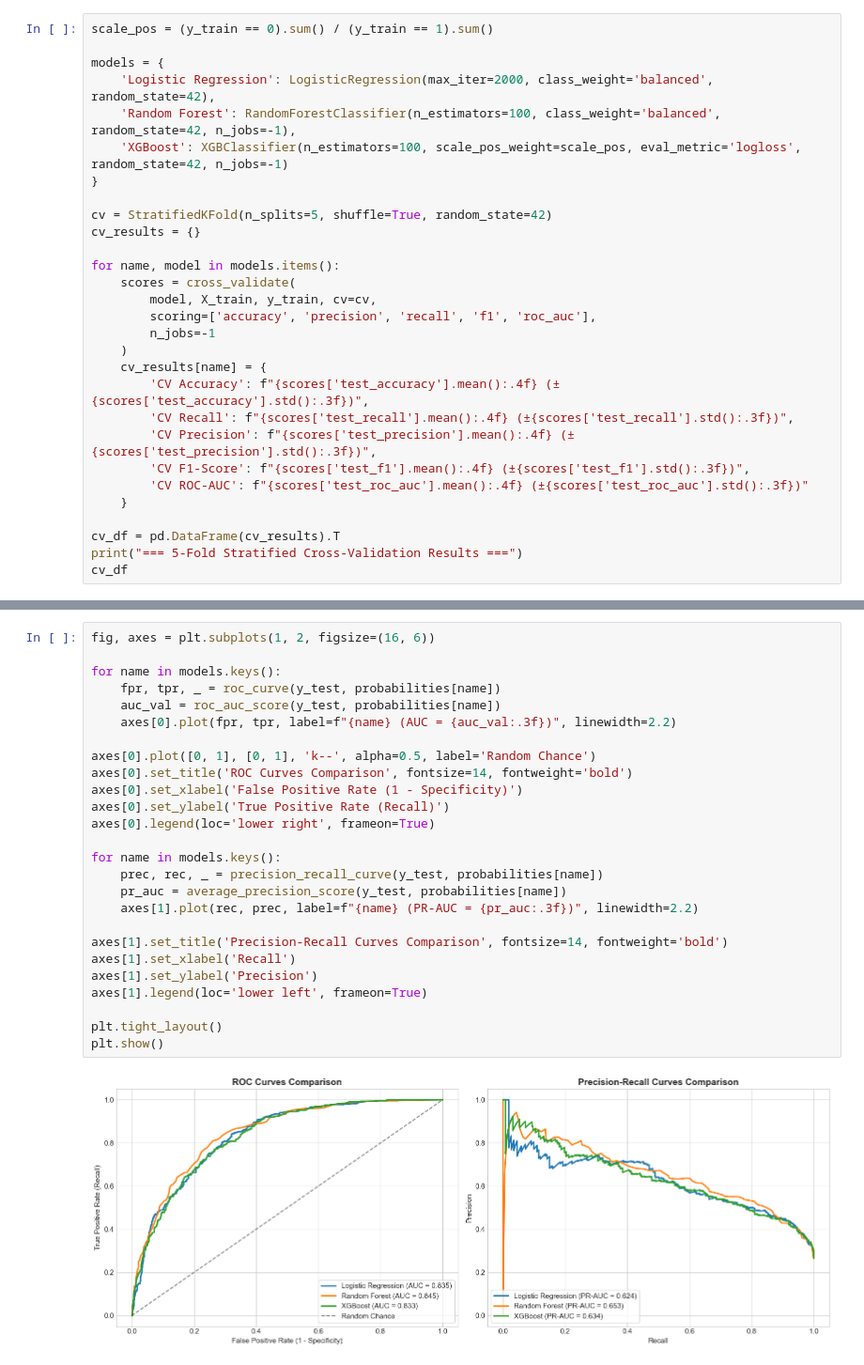
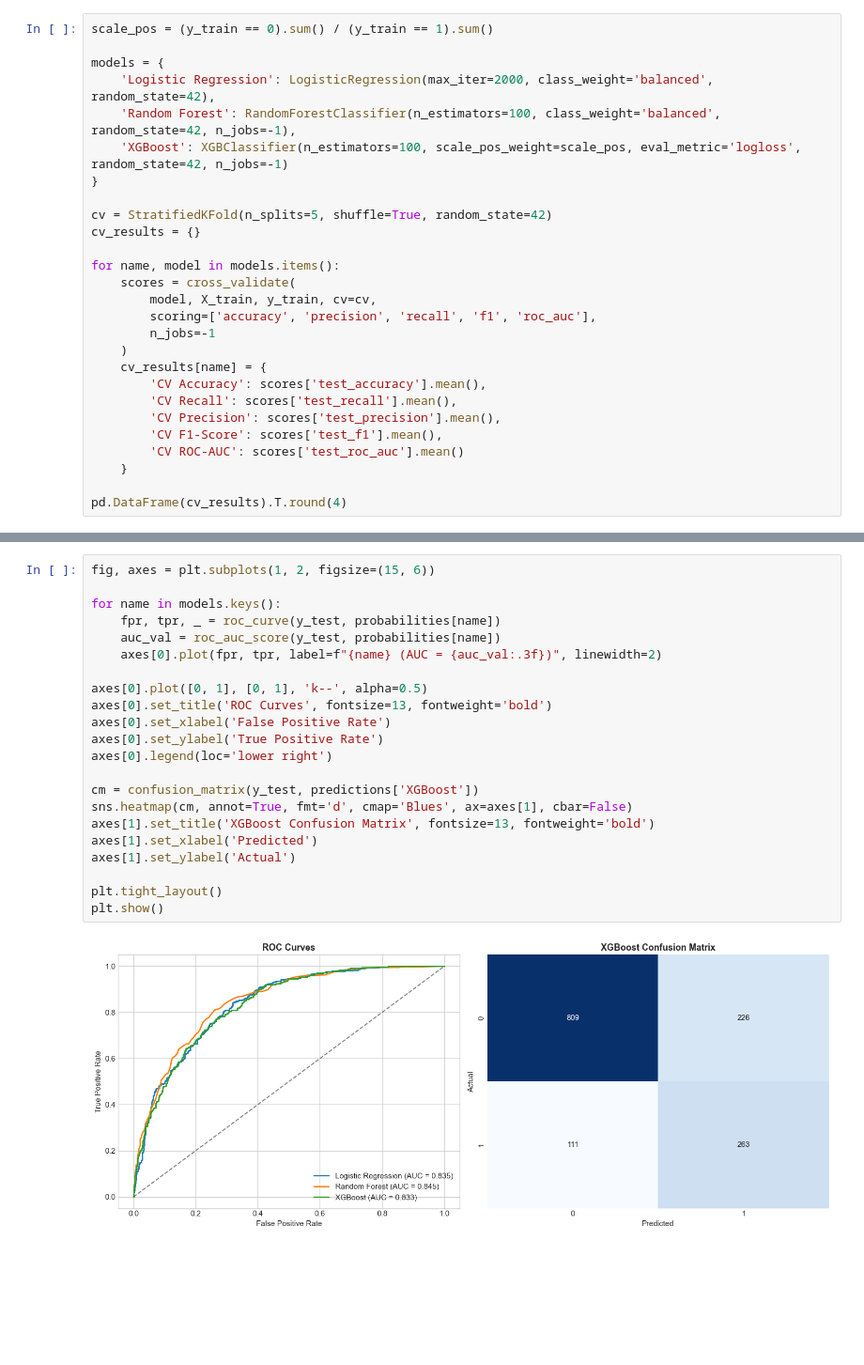
Before and after one commit to Dilharajay/churn_predictor, a Jupyter notebook: notebooks/Model_Comparison.ipynb, the cells around one changed output, grey strips where cells are left out. Shown at 94% size. Drawn from its saved outputs; the diff is of its cells as text; blank space fills up the shorter version.

```diff
--- a/notebooks/Model_Comparison.ipynb
+++ b/notebooks/Model_Comparison.ipynb
@@ -97,14 +80,12 @@ for name, model in models.items():
         n_jobs=-1
     )
     cv_results[name] = {
-        'CV Accuracy': f"{scores['test_accuracy'].mean():.4f} (±{scores['test_accuracy'].std():.3f})",
-        'CV Recall': f"{scores['test_recall'].mean():.4f} (±{scores['test_recall'].std():.3f})",
-        'CV Precision': f"{scores['test_precision'].mean():.4f} (±{scores['test_precision'].std():.3f})",
-        'CV F1-Score': f"{scores['test_f1'].mean():.4f} (±{scores['test_f1'].std():.3f})",
-        'CV ROC-AUC': f"{scores['test_roc_auc'].mean():.4f} (±{scores['test_roc_auc'].std():.3f})"
+        'CV Accuracy': scores['test_accuracy'].mean(),
+        'CV Recall': scores['test_recall'].mean(),
+        'CV Precision': scores['test_precision'].mean(),
+        'CV F1-Score': scores['test_f1'].mean(),
+        'CV ROC-AUC': scores['test_roc_auc'].mean()
     }
 
-cv_df = pd.DataFrame(cv_results).T
-print("=== 5-Fold Stratified Cross-Validation Results ===")
-cv_df
+pd.DataFrame(cv_results).T.round(4)
 # %% [output]
@@ -149,30 +127,26 @@ comparison_df.round(4)
 | Random Forest | 0.8013 | 0.6599 | 0.5187 | 0.5808 | 0.8452 |
 | XGBoost | 0.7608 | 0.5378 | 0.7032 | 0.6095 | 0.8331 |
 # %%
-fig, axes = plt.subplots(1, 2, figsize=(16, 6))
+fig, axes = plt.subplots(1, 2, figsize=(15, 6))
 
 for name in models.keys():
     fpr, tpr, _ = roc_curve(y_test, probabilities[name])
     auc_val = roc_auc_score(y_test, probabilities[name])
-    axes[0].plot(fpr, tpr, label=f"{name} (AUC = {auc_val:.3f})", linewidth=2.2)
+    axes[0].plot(fpr, tpr, label=f"{name} (AUC = {auc_val:.3f})", linewidth=2)
 
-axes[0].plot([0, 1], [0, 1], 'k--', alpha=0.5, label='Random Chance')
-axes[0].set_title('ROC Curves Comparison', fontsize=14, fontweight='bold')
-axes[0].set_xlabel('False Positive Rate (1 - Specificity)')
-axes[0].set_ylabel('True Positive Rate (Recall)')
-axes[0].legend(loc='lower right', frameon=True)
+axes[0].plot([0, 1], [0, 1], 'k--', alpha=0.5)
+axes[0].set_title('ROC Curves', fontsize=13, fontweight='bold')
+axes[0].set_xlabel('False Positive Rate')
+axes[0].set_ylabel('True Positive Rate')
+axes[0].legend(loc='lower right')
 
-for name in models.keys():
-    prec, rec, _ = precision_recall_curve(y_test, probabilities[name])
-    pr_auc = average_precision_score(y_test, probabilities[name])
-    axes[1].plot(rec, prec, label=f"{name} (PR-AUC = {pr_auc:.3f})", linewidth=2.2)
-
-axes[1].set_title('Precision-Recall Curves Comparison', fontsize=14, fontweight='bold')
-axes[1].set_xlabel('Recall')
-axes[1].set_ylabel('Precision')
-axes[1].legend(loc='lower left', frameon=True)
+cm = confusion_matrix(y_test, predictions['XGBoost'])
+sns.heatmap(cm, annot=True, fmt='d', cmap='Blues', ax=axes[1], cbar=False)
+axes[1].set_title('XGBoost Confusion Matrix', fontsize=13, fontweight='bold')
+axes[1].set_xlabel('Predicted')
+axes[1].set_ylabel('Actual')
 
 plt.tight_layout()
 plt.show()
 # %% [output]
-[figure, old version]
+[figure, new version]
```
Also changed, not shown: parts of 11 cells of this notebook, 1 other file.
